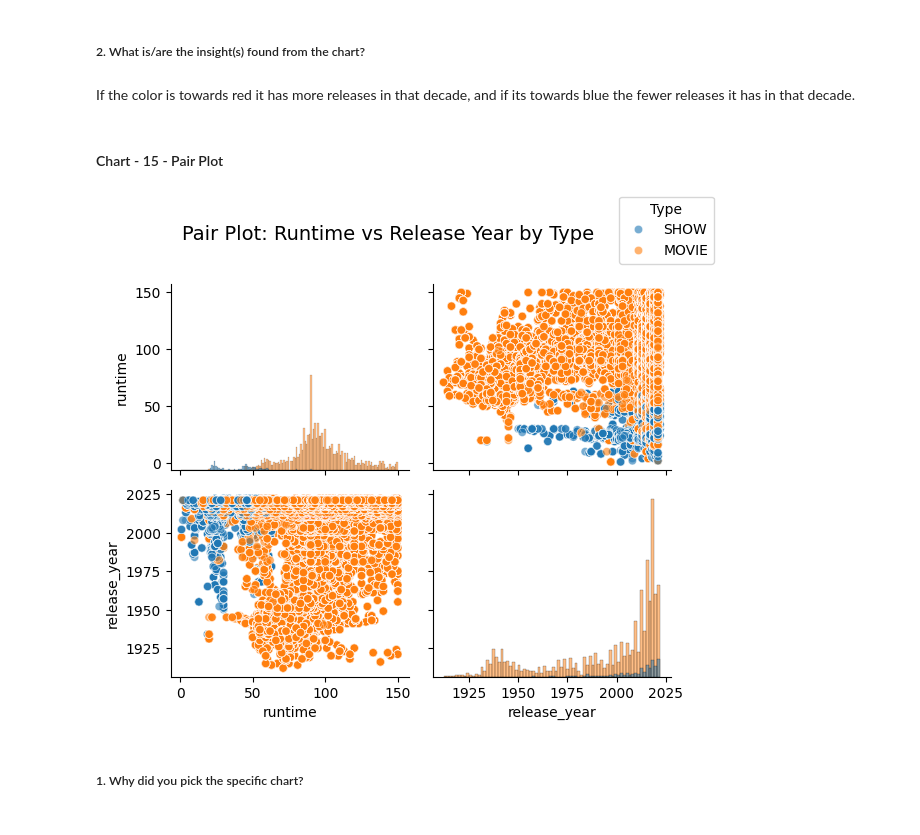
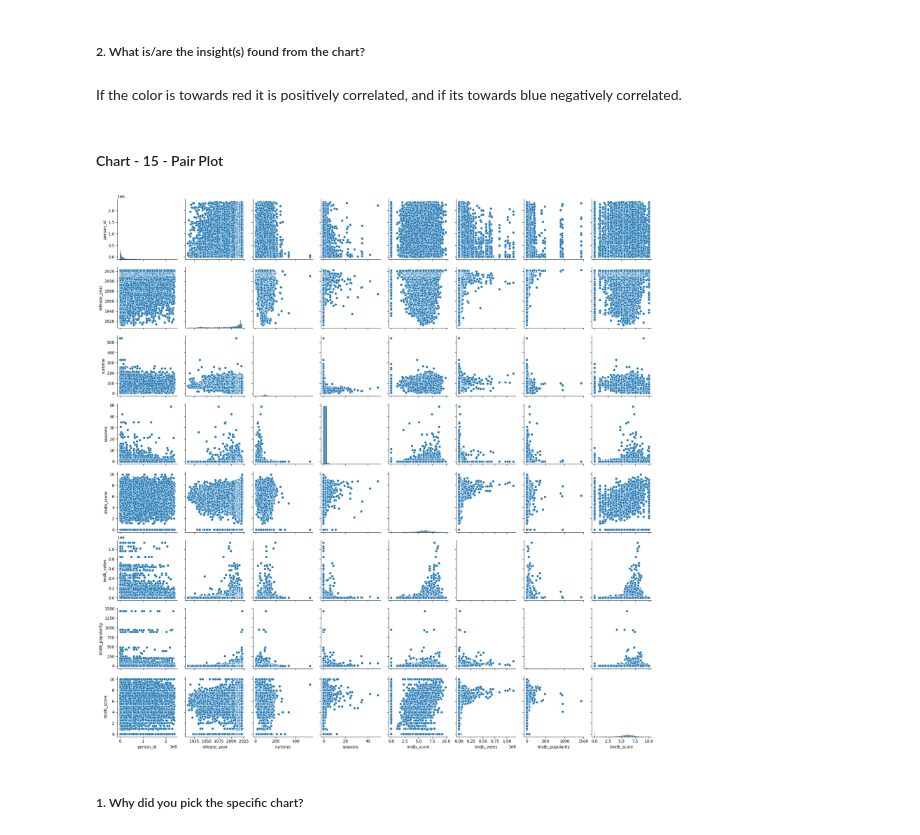
Before and after one commit to karthikdoguparthi/Amazon-Prime-EDA, a Jupyter notebook: Amazon_Prime_EDA.ipynb, the cells around one changed output. Drawn from its saved outputs; the diff is of its cells as text; code cells hidden in the pictures.

```diff
--- a/Amazon_Prime_EDA.ipynb
+++ b/Amazon_Prime_EDA.ipynb
@@ -796,35 +787,16 @@ Correlation heatmap gives information of high and low releases in year based on
 # %% [markdown]
 ##### 2. What is/are the insight(s) found from the chart?
 # %% [markdown]
-If the color is towards red it has more releases in that decade, and if its towards blue the fewer releases it has in that decade.
+If the color is towards red it is positively correlated, and if its towards blue negatively correlated.
 # %% [markdown]
 #### Chart - 15 - Pair Plot
-# %%
-# Pair Plot visualization code
-
-
-# Filter to remove outliers and missing values
-filtered_df = merged_df[
-    (merged_df['runtime'] <= 150) &
-    (merged_df['release_year'].notnull()) &
-    (merged_df['type'].notnull())]
-
-pair_data = filtered_df[['runtime', 'release_year', 'type']]
-
-# Create the pair plot with hue
-g = sns.pairplot(pair_data, hue='type', kind='scatter', diag_kind='hist', plot_kws={'alpha': 0.6})
-
-# Move the legend to the top-right outside the plot
-g._legend.set_bbox_to_anchor((1.05, 1))
-g._legend.set_frame_on(True)
-g._legend.set_title('Type')
-
-# Add title
-plt.suptitle('Pair Plot: Runtime vs Release Year by Type', fontsize=14, y=1.02)
-plt.tight_layout()
-plt.show()
-# %% [output]
-[figure, removed]
+# %%
+# Pair Plot visualization code
+
+sns.pairplot(merged_df)
+plt.show()
+# %% [output]
+[figure, added]
 # %% [markdown]
 ##### 1. Why did you pick the specific chart?
 # %% [markdown]
```
Also changed, not shown: parts of 6 cells of this notebook.
